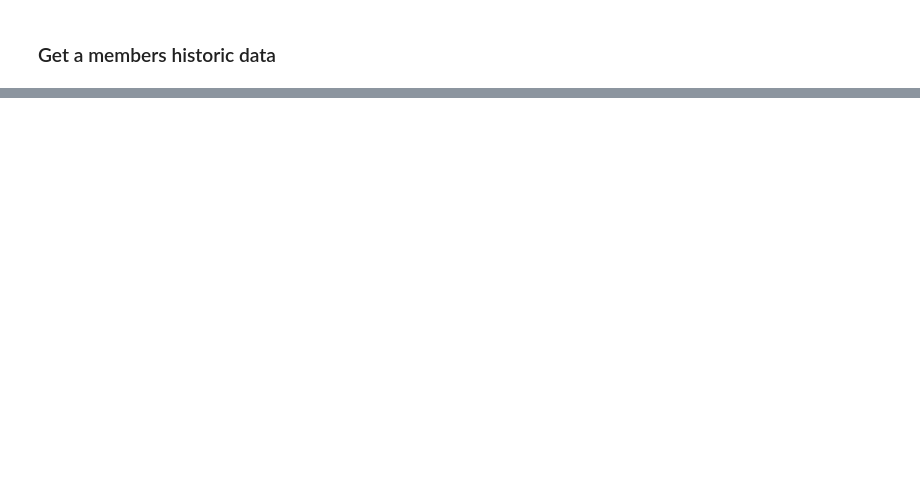
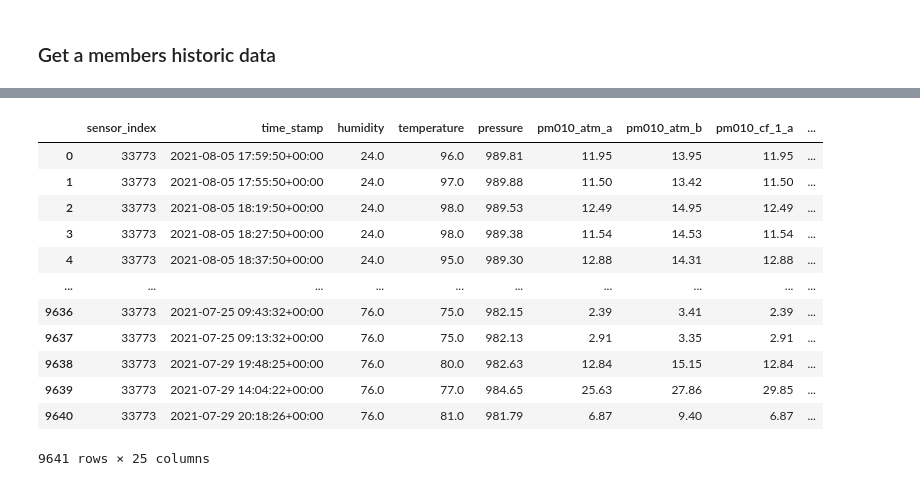
Before and after one commit to morpc/morpc-purpleair-fetch, a Jupyter notebook: DEV-morpc-purpleair-fetch.ipynb, the cells around one changed output, grey strips where cells are left out. Cells and saved outputs as stored; diff of their text form; code cells hidden in the pictures; blank space fills up the shorter version.

Commit message:
Add get_sensor_history to functions

```diff
--- a/DEV-morpc-purpleair-fetch.ipynb
+++ b/DEV-morpc-purpleair-fetch.ipynb
@@ -63,3 +217,6 @@ history = purpleair.get_member_history(group_id=GROUP_ID, member_id=MEMBER_ID, s
 history
 # %%
 history['pm2.5_alt_a'].plot()
+# %%
+purpleair.get_sensor_history(33773, start='2021-07-23',	end="2021-08-06")
+# %% [output]
@@ -65,0 +231,13 @@ history['pm2.5_alt_a'].plot()
+|  | sensor_index | time_stamp | humidity | temperature | pressure | pm010_atm_a | pm010_atm_b | pm010_cf_1_a | ... |
+| 0 | 33773 | 2021-08-05 17:59:50+00:00 | 24.0 | 96.0 | 989.81 | 11.95 | 13.95 | 11.95 | ... |
+| 1 | 33773 | 2021-08-05 17:55:50+00:00 | 24.0 | 97.0 | 989.88 | 11.50 | 13.42 | 11.50 | ... |
+| 2 | 33773 | 2021-08-05 18:19:50+00:00 | 24.0 | 98.0 | 989.53 | 12.49 | 14.95 | 12.49 | ... |
+| 3 | 33773 | 2021-08-05 18:27:50+00:00 | 24.0 | 98.0 | 989.38 | 11.54 | 14.53 | 11.54 | ... |
+| 4 | 33773 | 2021-08-05 18:37:50+00:00 | 24.0 | 95.0 | 989.30 | 12.88 | 14.31 | 12.88 | ... |
+| ... | ... | ... | ... | ... | ... | ... | ... | ... | ... |
+| 9636 | 33773 | 2021-07-25 09:43:32+00:00 | 76.0 | 75.0 | 982.15 | 2.39 | 3.41 | 2.39 | ... |
+| 9637 | 33773 | 2021-07-25 09:13:32+00:00 | 76.0 | 75.0 | 982.13 | 2.91 | 3.35 | 2.91 | ... |
+| 9638 | 33773 | 2021-07-29 19:48:25+00:00 | 76.0 | 80.0 | 982.63 | 12.84 | 15.15 | 12.84 | ... |
+| 9639 | 33773 | 2021-07-29 14:04:22+00:00 | 76.0 | 77.0 | 984.65 | 25.63 | 27.86 | 29.85 | ... |
+| 9640 | 33773 | 2021-07-29 20:18:26+00:00 | 76.0 | 81.0 | 981.79 | 6.87 | 9.40 | 6.87 | ... |
+9641 rows × 25 columns
```
Also changed, not shown: parts of 12 cells of this notebook, 2 other files.
